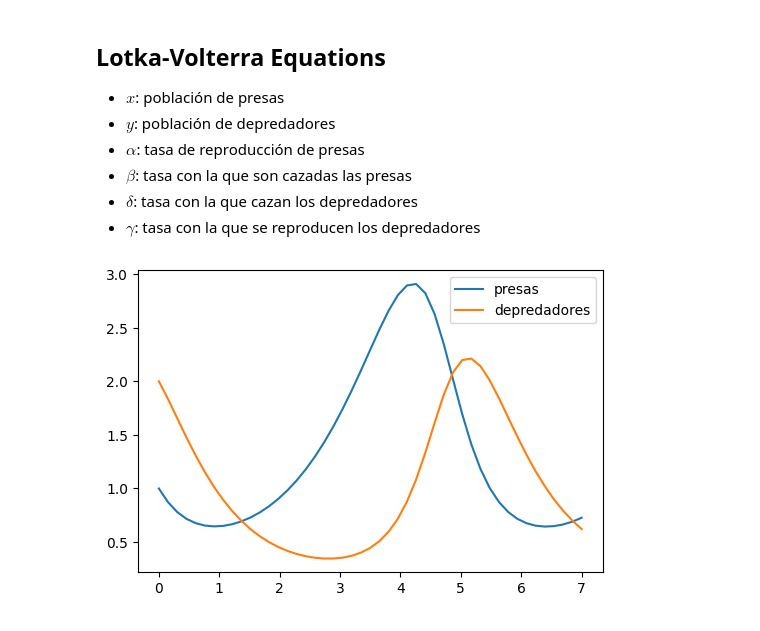
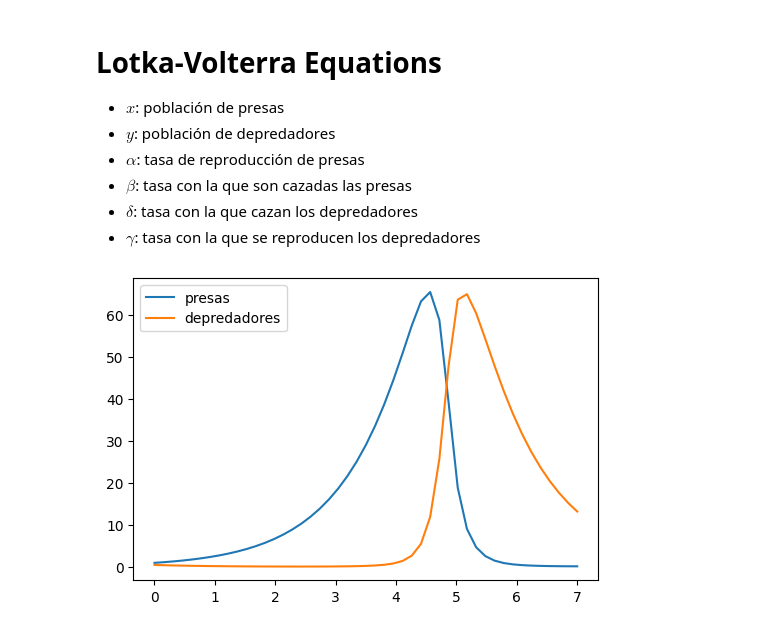
Before and after one commit to gmauricio-toledo/UNISON-teaching, a Jupyter notebook: EDO-Aplicaciones.ipynb, the cells around one changed output. Cells and saved outputs as stored; diff of their text form; code cells hidden in the pictures.

```diff
--- a/EDO-Aplicaciones.ipynb
+++ b/EDO-Aplicaciones.ipynb
@@ -49,0 +77,22 @@ plt.show()
+# %%
+N = 1000            # Población total
+I0, R0 = 10, 0      # Normal = 1,0 # Initial number of infected and recovered individuals, I0 and R0.
+S0 = N - I0 - R0    # Everyone else, S0, is susceptible to infection initially.
+beta, gamma = 2, 0.1
+# A grid of time points (in days)
+num_days = 100
+t = np.linspace(0, num_days, num_days)
+
+def F(t,ys):
+    S = ys[0]
+    I = ys[1]
+    R = ys[2]
+    return np.array([-beta*S*I/N, beta*S*I/N-gamma*I,gamma*I])
+
+condiciones_iniciales = np.array([S0, I0, R0])
+
+solver = EDO_RK_Solver(f=F,order=2,n_eqs=3,a2=0.5)
+solver.fit(a=0,b=100,
+            y0=condiciones_iniciales,
+            h=1)
+solver.plot(labels=['susceptibles','infectados','eliminados'],plot_nodes=False)
@@ -50,5 +101,5 @@ plt.show()
 # %% [markdown]
-## Lotka-Volterra Equations
+# Lotka-Volterra Equations
 
 * $x$: población de presas
 * $y$: población de depredadores
@@ -59,25 +110,26 @@ plt.show()
 # %%
 from edo import EDO_RK_Solver
 import numpy as np
 
 def F(t,ys):
     x = ys[0]
     y = ys[1]
     alpha = 1
-    beta = 1
-    delta = 1
-    gamma = 1.5
+    beta = 0.1
+    delta = 0.1
+    gamma = 1
     return np.array([alpha*x-beta*x*y,delta*x*y-gamma*y])
 
-condiciones_iniciales = np.array([1,2])
+condiciones_iniciales = np.array([1,0.5])
 
 solver = EDO_RK_Solver(f=F,order=2,n_eqs=2)
 solver.fit(a=0,b=7,
             y0=condiciones_iniciales,
             h=0.15)
 solver.plot(labels=['presas','depredadores'],plot_nodes=False)
+# solver.table()
 # %% [output]
-[figure, old version]
+[figure, new version]
 # %%
 import matplotlib.pyplot as plt
 
```
Also changed, not shown: parts of 10 cells of this notebook, 1 other file.
